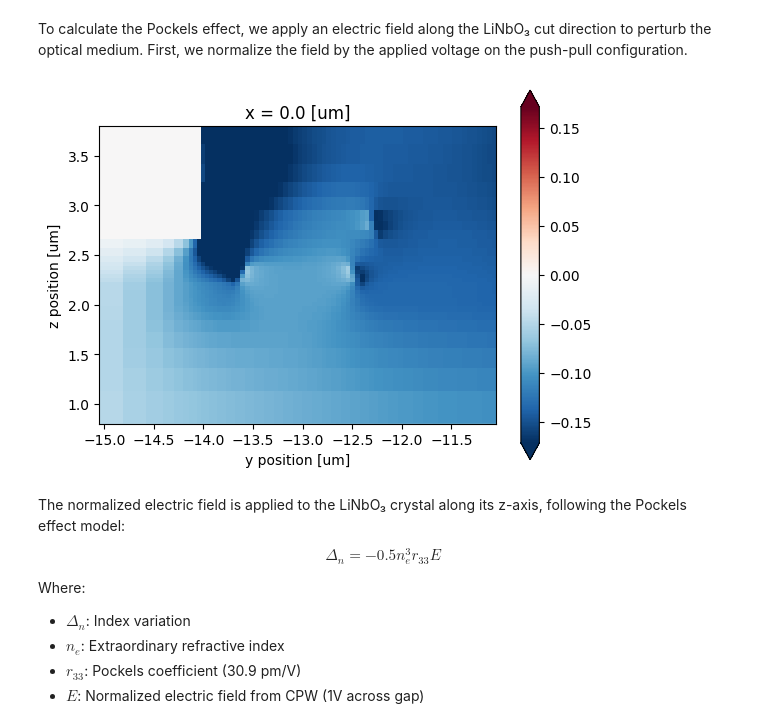
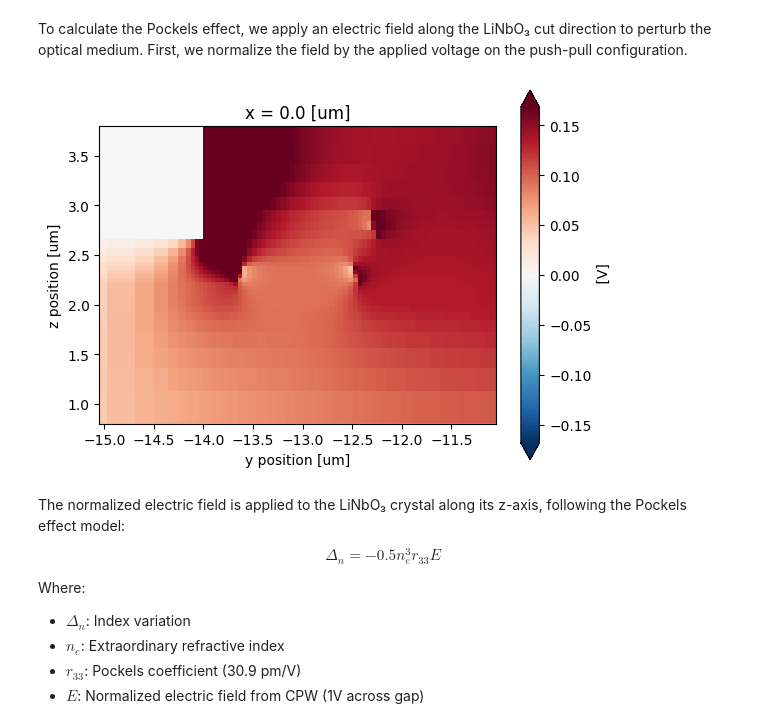
Before and after one commit to flexcompute/tidy3d-notebooks, a Jupyter notebook: TFLNTidy3d.ipynb, the cells around one changed output. Cells and saved outputs as stored; diff of their text form; code cells hidden in the pictures.

```diff
--- a/TFLNTidy3d.ipynb
+++ b/TFLNTidy3d.ipynb
@@ -30,3 +30,6 @@ from tidy3d import web
 
 # Suppress verbose logs to keep the notebook output clear
 td.config.logging.level = "ERROR"
+
+# Use permittivity staircasing for local epsilon queries
+td.config.simulation.use_local_subpixel = False
@@ -498,19 +509,16 @@ g_values = np.linspace(2, 16, 10)
 w1_values = np.linspace(3, 25, 10)
 
 sims = {}
-dic_integrals = {}
 for g in g_values:
     for w1 in w1_values:
-        sim_vpi, mzm_solver, I_int, V_int = get_sim(
+        sim_vpi, mzm_solver, wave_port = get_sim(
             cpw_gap=g,
             cpw_width=w1,
             h4=2,
             h1=1,
             optical_waveguide_gap=w1 + g / 2,
-            fields=["Ey", "Hy", "Hz"],
-        )  # Fields for calculating impedance
+        )
         sims[f"({g:.2f},{w1:.2f})"] = mzm_solver
-        dic_integrals[f"({g:.2f},{w1:.2f})"] = I_int, V_int
 # %%
 batch_data = web.run(
     simulation=sims,
@@ -598,17 +603,17 @@ cpw_thickness = 1
 h1 = 0.5
 optical_waveguide_gap = 25
 
-sim_final, mzm_solver_final, I_int_final, V_int_final = get_sim(
+sim_final, mzm_solver_final, wave_port_final = get_sim(
     h4=4.7,  # top SiO2 cladding thickness (µm)
     h2=0.4,
     h1=h1,  # lower layer thickness beneath the electrodes (µm)
     cpw_thickness=cpw_thickness,  # CPW geometry parameters (t)
     cpw_width=cpw_width,  # w1
-    cpw_gap=cpw_gap,
+    cpw_gap=cpw_gap, # g
     optical_waveguide_gap=optical_waveguide_gap,
     refinement=20,
     resolution=60,
-)  # g
+)
 
 mzm_solver_final_data = web.run(
     mzm_solver_final, task_name="MZM mode solver", path="data/MZM_mode_data.hdf5"
@@ -636,20 +641,20 @@ mzm_solver_final_data = web.run(
 # %% [markdown]
 To calculate the Pockels effect, we apply an electric field along the LiNbO₃ cut direction to perturb the optical medium. First, we normalize the field by the applied voltage on the push-pull configuration.
 # %%
-# Compute voltage across the gap and normalize electric field
-v0 = V_int_final.compute_voltage(mzm_solver_final_data.modes)
+# Modal voltage computed automatically by the WavePort, used to normalize the field
+v0 = mzm_solver_final_data.modes.transmission_line_data.voltage_coeffs.isel(mode_index=0)
 ey_norm = (mzm_solver_final_data.modes.Ey / v0.real).isel(f=0, mode_index=0, drop=True).real
 
 
 waveguide_center = sim_final.structures[8].geometry.bounding_box.center
 
 ax = ey_norm.isel(x=0).transpose("z", "y").plot(robust=True).axes
 ax.set_xlim(waveguide_center[1] - 2, waveguide_center[1] + 2)
 ax.set_ylim(waveguide_center[2] - 1.5, waveguide_center[2] + 1.5)
 ax.set_aspect("equal")
 plt.show()
 # %% [output]
-[figure, old version]
+[figure, new version]
 # %% [markdown]
 The normalized electric field is applied to the LiNbO₃ crystal along its z-axis, following the Pockels effect model:
 
```
Also changed, not shown: parts of 19 cells of this notebook.
